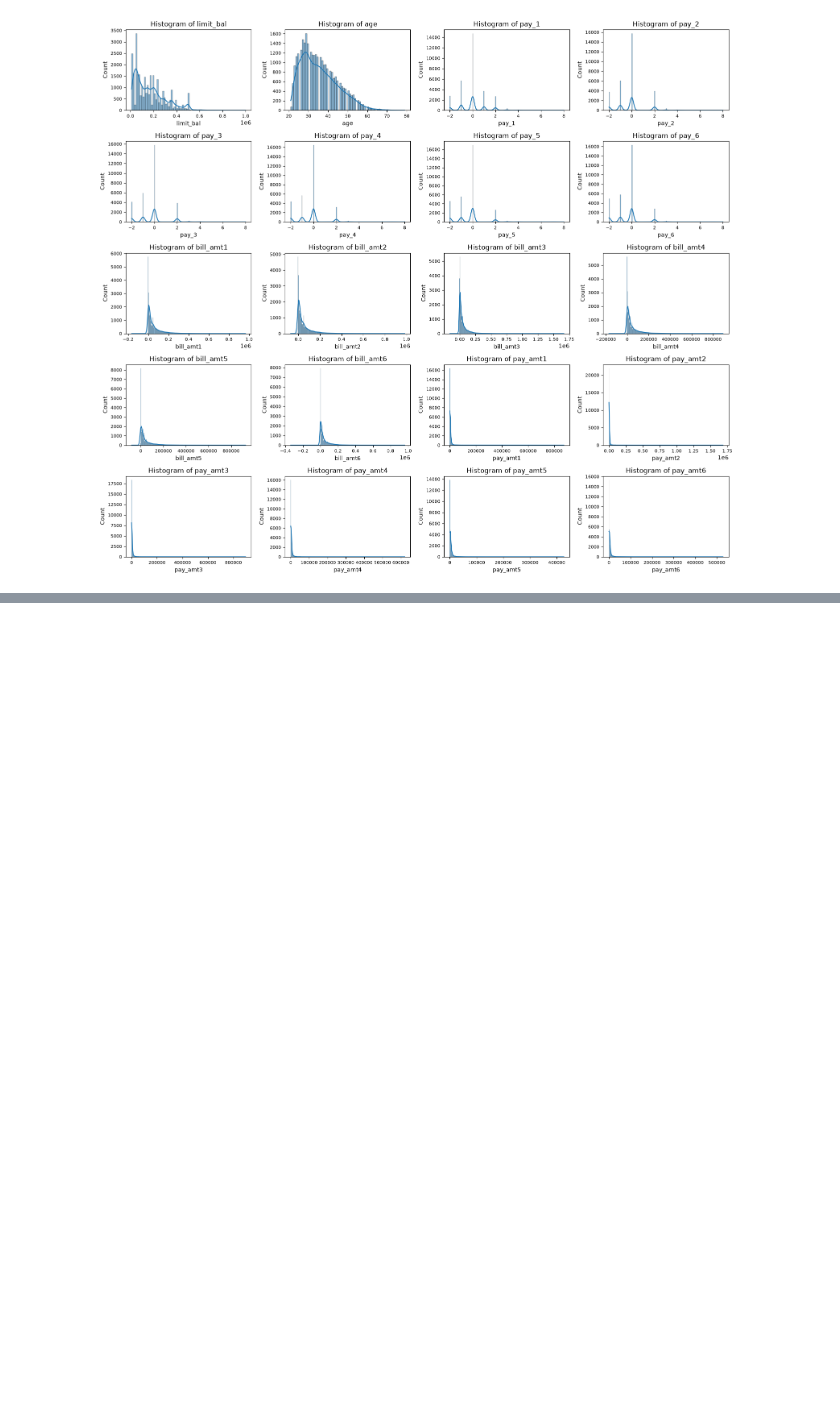
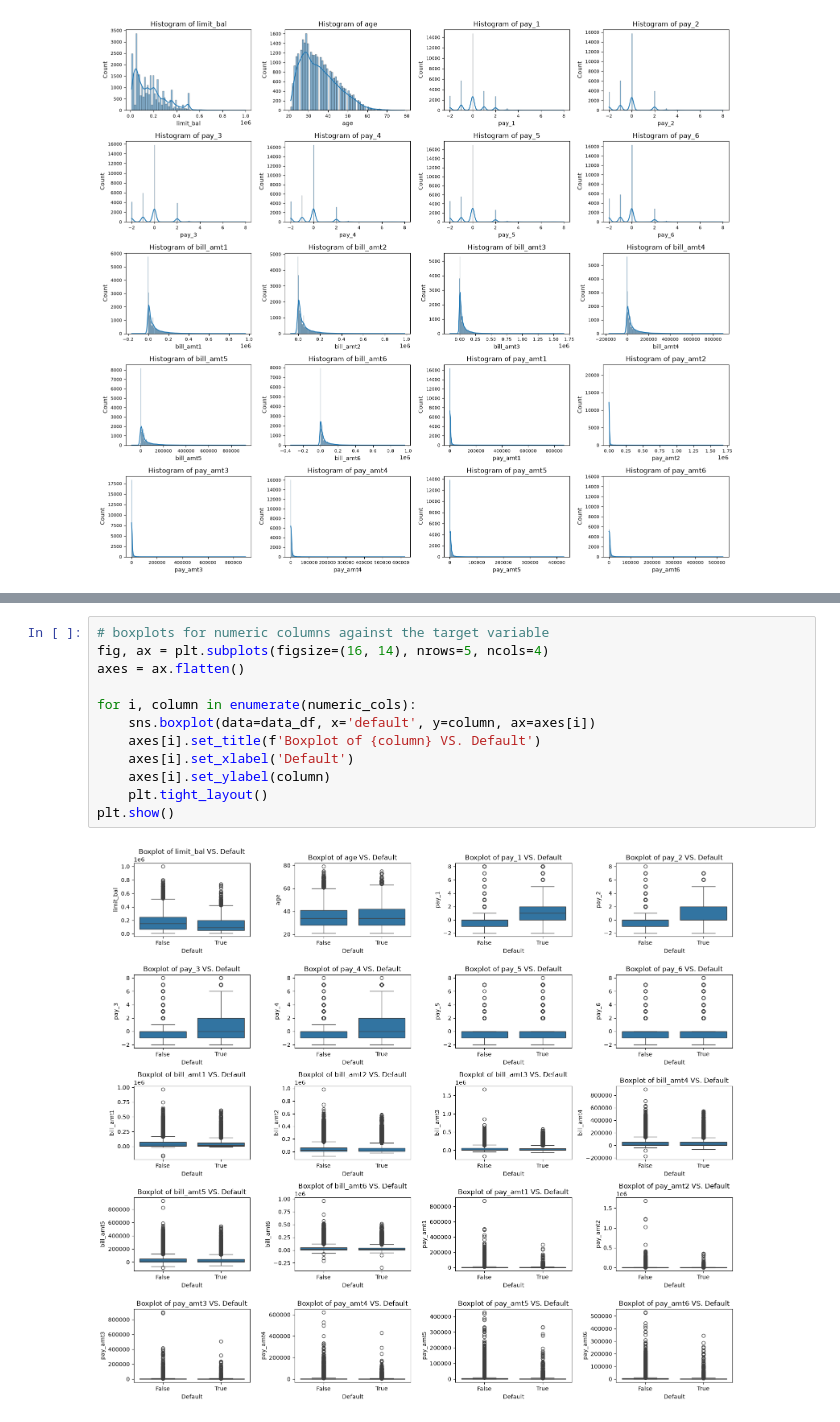
Before and after one commit to cameronmoran23/ADS504-Group6-FinalProject, a Jupyter notebook: eda.ipynb, the cells around one changed output, grey strips where cells are left out. Drawn from its saved outputs; the diff is of its cells as text; blank space fills up the shorter version.

```diff
--- a/eda.ipynb
+++ b/eda.ipynb
@@ -199,0 +213,14 @@ plt.show()
+# %%
+# boxplots for numeric columns against the target variable
+fig, ax = plt.subplots(figsize=(16, 14), nrows=5, ncols=4)
+axes = ax.flatten()
+
+for i, column in enumerate(numeric_cols):
+    sns.boxplot(data=data_df, x='default', y=column, ax=axes[i])
+    axes[i].set_title(f'Boxplot of {column} VS. Default')
+    axes[i].set_xlabel('Default')
+    axes[i].set_ylabel(column)
+    plt.tight_layout()
+plt.show()
+# %% [output]
+[figure, added]
```
Also changed, not shown: parts of 3 cells of this notebook.
